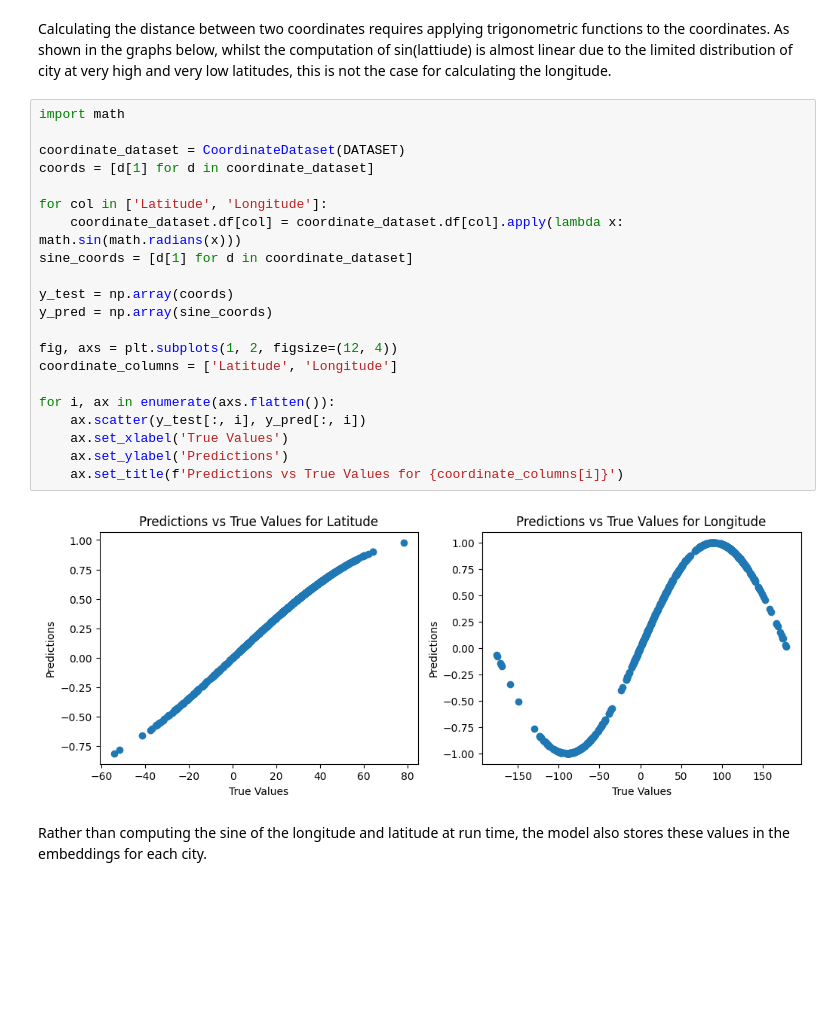
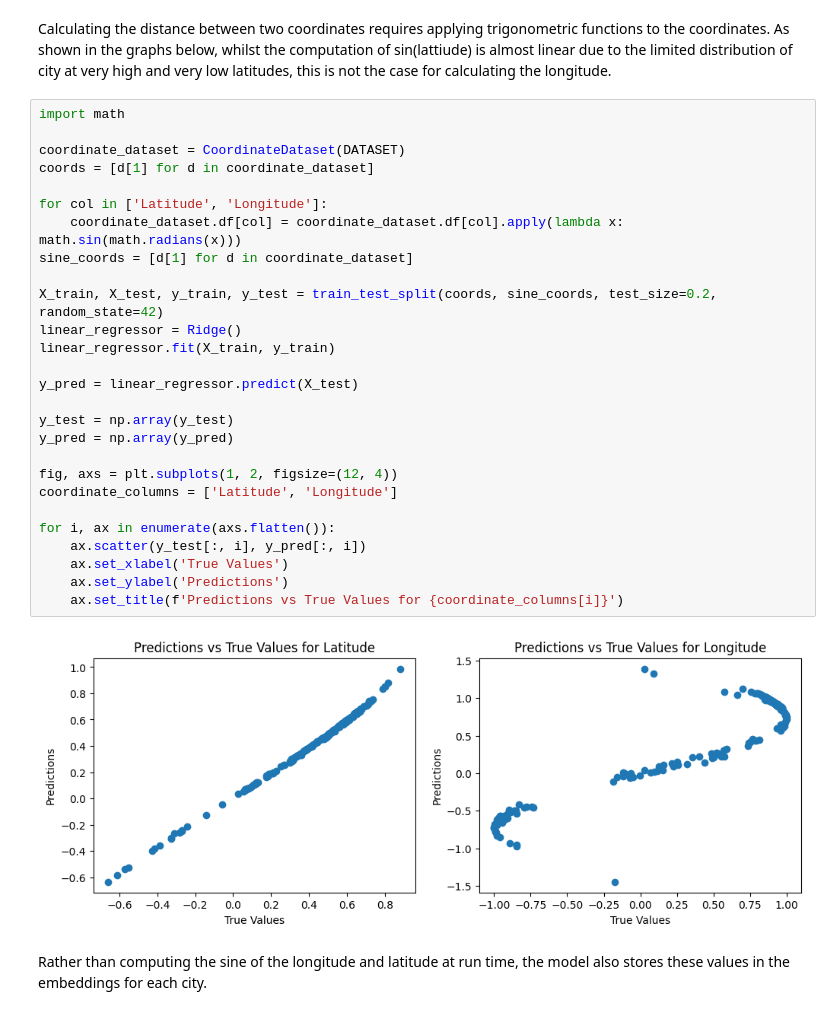
Before and after one commit to pleask/llm-geography, a Jupyter notebook: analysis.ipynb, the cells around one changed output. Cells and saved outputs as stored; diff of their text form; blank space fills up the shorter version.

Commit message:
Use linear model for sine example

```diff
--- a/analysis.ipynb
+++ b/analysis.ipynb
@@ -139,26 +142,32 @@ Calculating the distance between two coordinates requires applying trigonometric
 # %%
 import math
 
 coordinate_dataset = CoordinateDataset(DATASET)
 coords = [d[1] for d in coordinate_dataset]
 
 for col in ['Latitude', 'Longitude']:
     coordinate_dataset.df[col] = coordinate_dataset.df[col].apply(lambda x: math.sin(math.radians(x)))
 sine_coords = [d[1] for d in coordinate_dataset]
 
-y_test = np.array(coords)
-y_pred = np.array(sine_coords)
+X_train, X_test, y_train, y_test = train_test_split(coords, sine_coords, test_size=0.2, random_state=42)
+linear_regressor = Ridge()
+linear_regressor.fit(X_train, y_train)
+
+y_pred = linear_regressor.predict(X_test)
+
+y_test = np.array(y_test)
+y_pred = np.array(y_pred)
 
 fig, axs = plt.subplots(1, 2, figsize=(12, 4))
 coordinate_columns = ['Latitude', 'Longitude']
 
 for i, ax in enumerate(axs.flatten()):
     ax.scatter(y_test[:, i], y_pred[:, i])
     ax.set_xlabel('True Values')
     ax.set_ylabel('Predictions')
     ax.set_title(f'Predictions vs True Values for {coordinate_columns[i]}')
 # %% [output]
-[figure, old version]
+[figure, new version]
 # %% [markdown]
 Rather than computing the sine of the longitude and latitude at run time, the model also stores these values in the embeddings for each city.
 # %%
```
Also changed, not shown: parts of 1 cell of this notebook.
